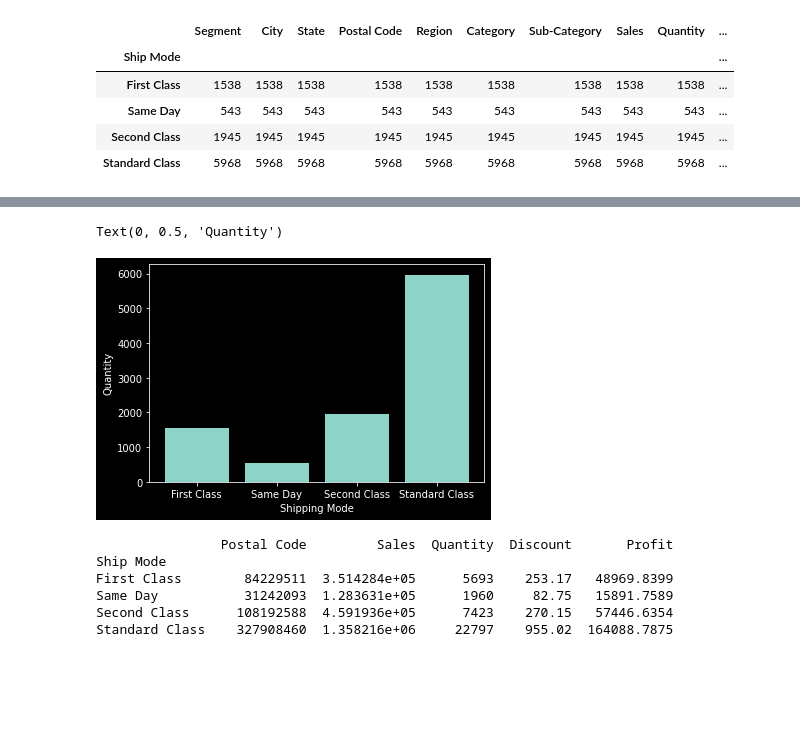
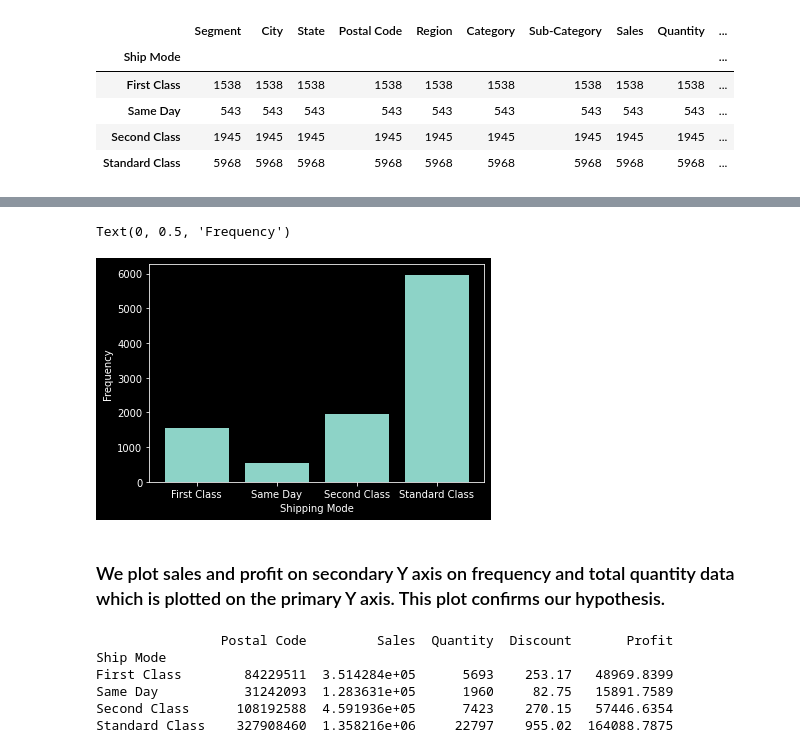
Before and after one commit to MrCipher691/GRIP-Sparks-Foundation, a Jupyter notebook: EDA-Store.ipynb, the cells around one changed output, grey strips where cells are left out. Cells and saved outputs as stored; diff of their text form; code cells hidden in the pictures; blank space fills up the shorter version.

```diff
--- a/EDA-Store.ipynb
+++ b/EDA-Store.ipynb
@@ -104,11 +120,13 @@ ship_mode_count.head()
 # %%
 plt.bar(ship_mode, ship_mode_count['Quantity'])
 plt.xticks(ship_mode)
 plt.xlabel('Shipping Mode')
-plt.ylabel('Quantity')
+plt.ylabel('Frequency')
 # %% [output]
-Text(0, 0.5, 'Quantity')
+Text(0, 0.5, 'Frequency')
-[figure, old version]
+[figure, new version]
+# %% [markdown]
+### We plot sales and profit on secondary Y axis on frequency and total quantity data which is plotted on the primary Y axis. This plot confirms our hypothesis.
 # %%
 ship_mode_sum = df.groupby('Ship Mode').sum()
 print(ship_mode_sum)
```
Also changed, not shown: parts of 24 cells of this notebook, 3 other files.
